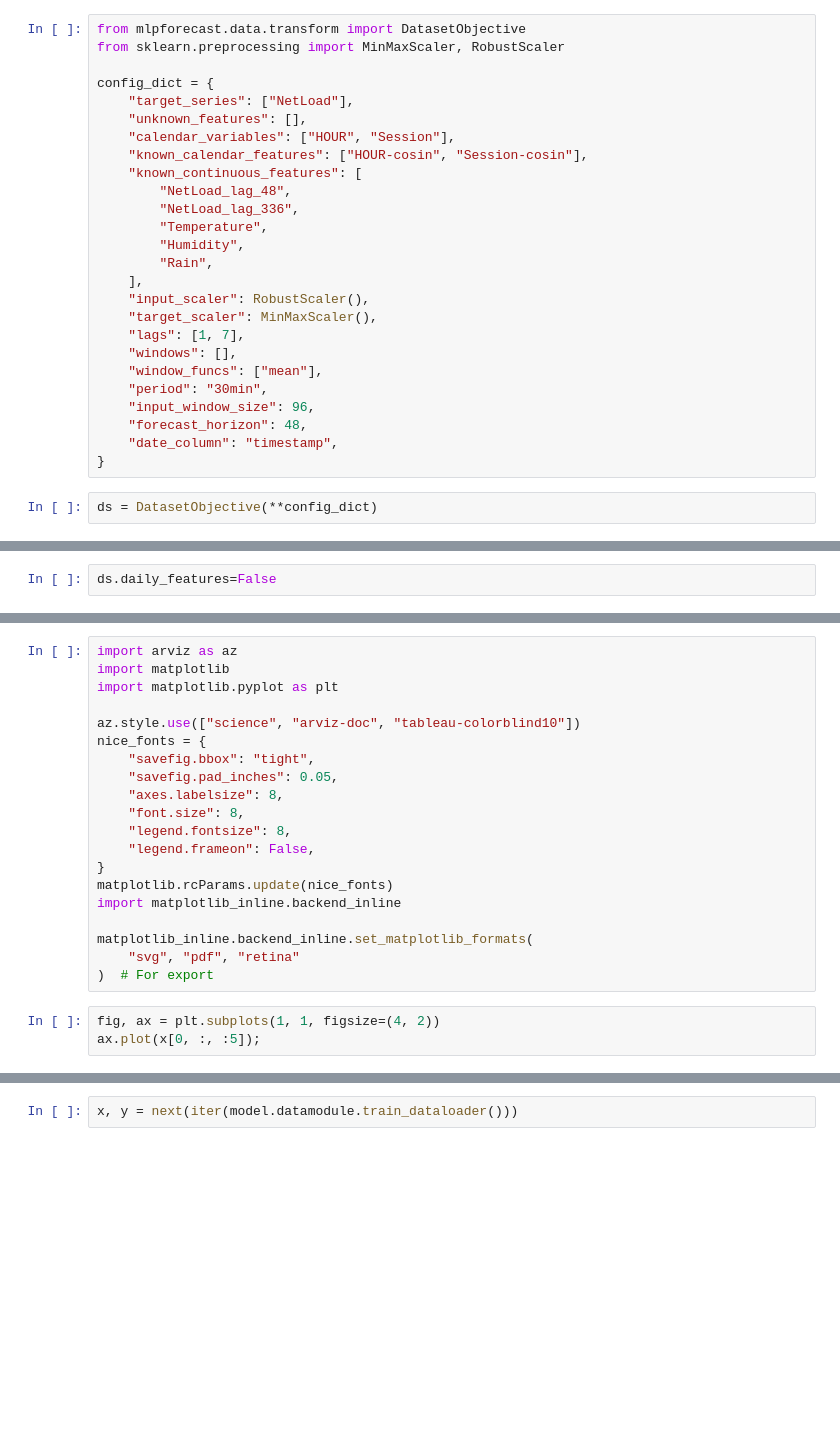
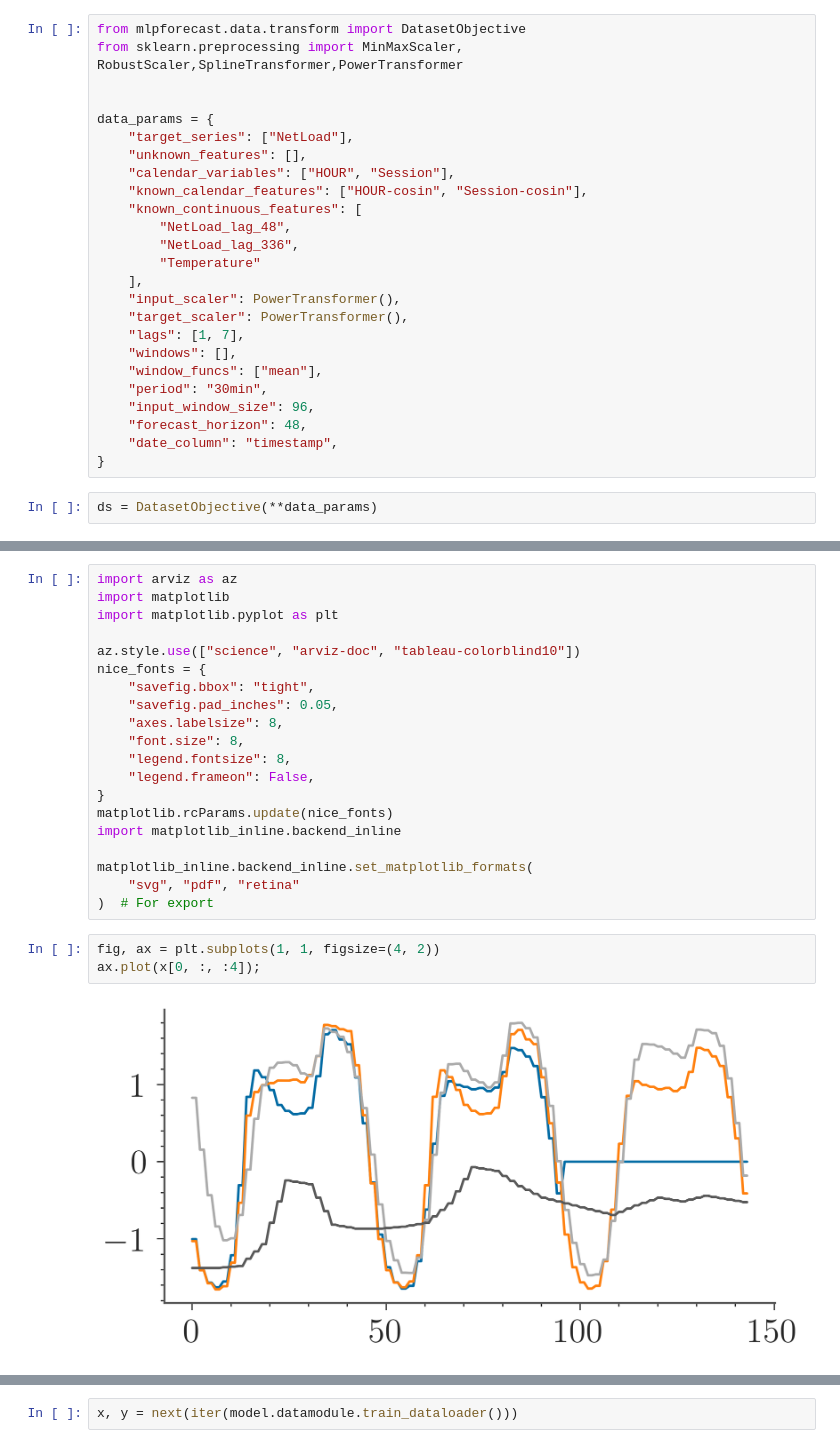
Before and after one commit to sambaiga/mlpforecast, a Jupyter notebook: example/data_loading.ipynb, the cells around one changed output, grey strips where cells are left out. Saved outputs shown, nothing was run; the diff lists cells and outputs as text; blank space fills up the shorter version.

```diff
--- a/example/data_loading.ipynb
+++ b/example/data_loading.ipynb
@@ -6,9 +6,10 @@ data = pd.read_parquet("../data/albania_res.parquet")
 data.index = pd.to_datetime(data.index, utc="UTC")
 # %%
 from mlpforecast.data.transform import DatasetObjective
-from sklearn.preprocessing import MinMaxScaler, RobustScaler
+from sklearn.preprocessing import MinMaxScaler, RobustScaler,SplineTransformer,PowerTransformer
 
-config_dict = {
+
+data_params = {
     "target_series": ["NetLoad"],
     "unknown_features": [],
     "calendar_variables": ["HOUR", "Session"],
@@ -16,12 +17,10 @@ config_dict = {
     "known_continuous_features": [
         "NetLoad_lag_48",
         "NetLoad_lag_336",
-        "Temperature",
-        "Humidity",
-        "Rain",
+        "Temperature"
     ],
-    "input_scaler": RobustScaler(),
-    "target_scaler": MinMaxScaler(),
+    "input_scaler": PowerTransformer(),
+    "target_scaler": PowerTransformer(),
     "lags": [1, 7],
     "windows": [],
     "window_funcs": ["mean"],
@@ -31,7 +30,7 @@ config_dict = {
     "date_column": "timestamp",
 }
 # %%
-ds = DatasetObjective(**config_dict)
+ds = DatasetObjective(**data_params)
 # %%
 ds.fit(data.reset_index())
 ds.data_pipeline
@@ -38,4 +55,2 @@ ds.data_pipeline
-# %%
-ds.daily_features=False
 # %%
 x, y = ds.fit_transform(data.reset_index())
@@ -63,4 +76,6 @@ matplotlib_inline.backend_inline.set_matplotlib_formats(
 )  # For export
 # %%
 fig, ax = plt.subplots(1, 1, figsize=(4, 2))
-ax.plot(x[0, :, :5]);
+ax.plot(x[0, :, :4]);
+# %% [output]
+[figure, added]
```
Also changed, not shown: parts of 18 cells of this notebook, 7 other files.
